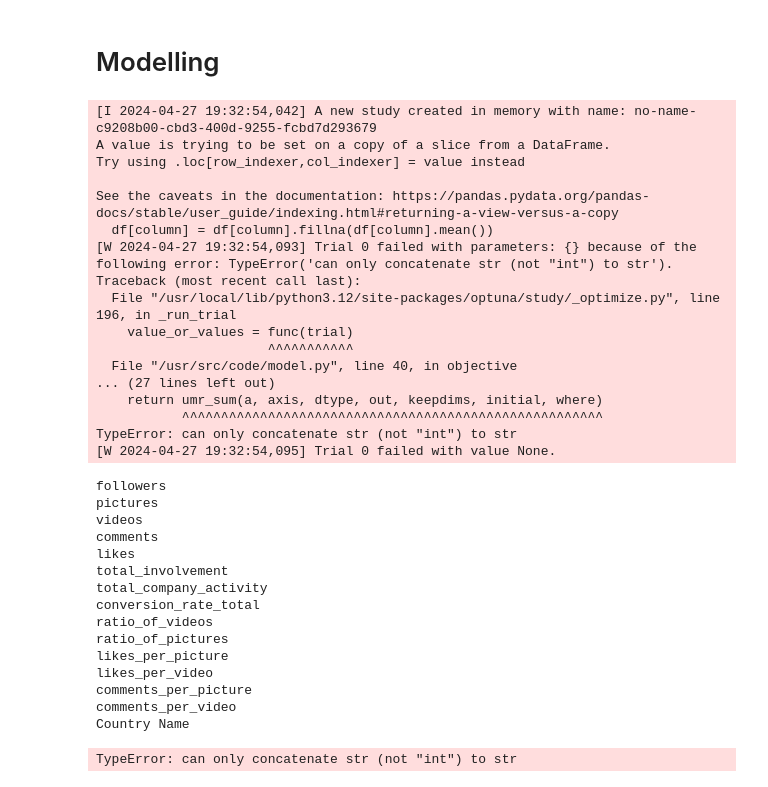
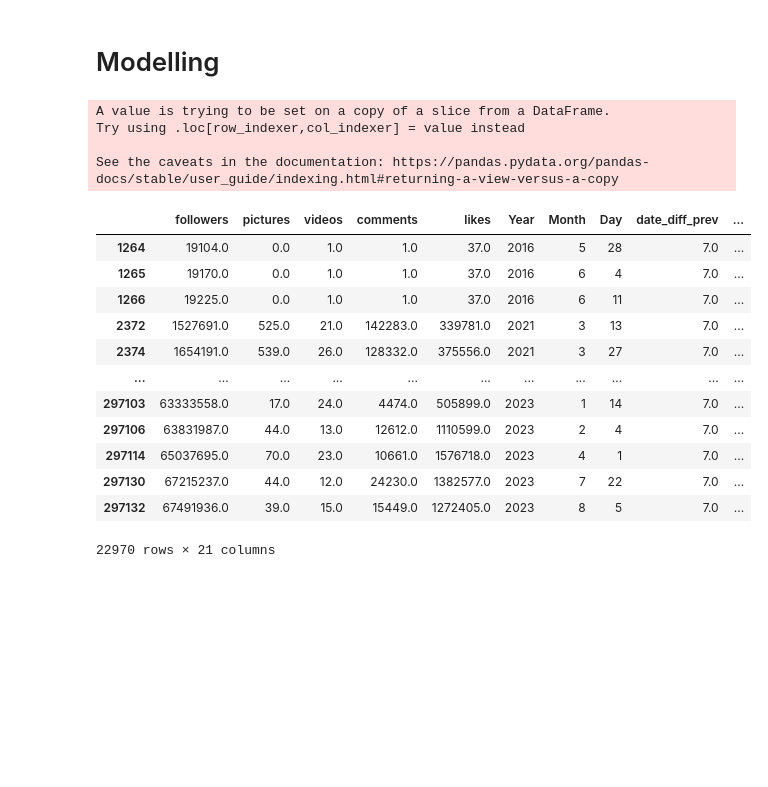
Before and after one commit to saschatran/challenge, a Jupyter notebook: code/code.ipynb, the cells around one changed output. Saved outputs shown, nothing was run; the diff lists cells and outputs as text; code cells hidden in the pictures; blank space fills up the shorter version.

```diff
--- a/code/code.ipynb
+++ b/code/code.ipynb
@@ -195,39 +195,26 @@ features = ['followers', 'pictures', 'videos', 'comments',
        'total_involvement', 'total_company_activity', 'conversion_rate_total',
        'ratio_of_videos', 'ratio_of_pictures', 'likes_per_picture',
        'likes_per_video', 'comments_per_picture', 'comments_per_video',
-       'Country Name', 'Gene Index', "Weekday"]
-m.model(df, features)
+       'Gene Index', "Weekday"]
+anomalies = m.next_model(df, features)
 # %% [output]
-[I 2024-04-27 19:32:54,042] A new study created in memory with name: no-name-c9208b00-cbd3-400d-9255-fcbd7d293679
 A value is trying to be set on a copy of a slice from a DataFrame.
 Try using .loc[row_indexer,col_indexer] = value instead
 
 See the caveats in the documentation: https://pandas.pydata.org/pandas-docs/stable/user_guide/indexing.html#returning-a-view-versus-a-copy
-  df[column] = df[column].fillna(df[column].mean())
-[W 2024-04-27 19:32:54,093] Trial 0 failed with parameters: {} because of the following error: TypeError('can only concatenate str (not "int") to str').
-Traceback (most recent call last):
-  File "/usr/local/lib/python3.12/site-packages/optuna/study/_optimize.py", line 196, in _run_trial
-    value_or_values = func(trial)
-                      ^^^^^^^^^^^
-  File "/usr/src/code/model.py", line 40, in objective
-... (27 lines left out)
-    return umr_sum(a, axis, dtype, out, keepdims, initial, where)
-           ^^^^^^^^^^^^^^^^^^^^^^^^^^^^^^^^^^^^^^^^^^^^^^^^^^^^^^
-TypeError: can only concatenate str (not "int") to str
-[W 2024-04-27 19:32:54,095] Trial 0 failed with value None.
-followers
-pictures
-videos
-comments
-likes
-total_involvement
-total_company_activity
-conversion_rate_total
-ratio_of_videos
-ratio_of_pictures
-likes_per_picture
-likes_per_video
-comments_per_picture
-comments_per_video
-Country Name
-TypeError: can only concatenate str (not "int") to str
+# %%
+anomalies[anomalies["anomaly"] == -1]
+# %% [output]
+|  | followers | pictures | videos | comments | likes | Year | Month | Day | date_diff_prev | ... |
+| 1264 | 19104.0 | 0.0 | 1.0 | 1.0 | 37.0 | 2016 | 5 | 28 | 7.0 | ... |
+| 1265 | 19170.0 | 0.0 | 1.0 | 1.0 | 37.0 | 2016 | 6 | 4 | 7.0 | ... |
+| 1266 | 19225.0 | 0.0 | 1.0 | 1.0 | 37.0 | 2016 | 6 | 11 | 7.0 | ... |
+| 2372 | 1527691.0 | 525.0 | 21.0 | 142283.0 | 339781.0 | 2021 | 3 | 13 | 7.0 | ... |
+| 2374 | 1654191.0 | 539.0 | 26.0 | 128332.0 | 375556.0 | 2021 | 3 | 27 | 7.0 | ... |
+| ... | ... | ... | ... | ... | ... | ... | ... | ... | ... | ... |
+| 297103 | 63333558.0 | 17.0 | 24.0 | 4474.0 | 505899.0 | 2023 | 1 | 14 | 7.0 | ... |
+| 297106 | 63831987.0 | 44.0 | 13.0 | 12612.0 | 1110599.0 | 2023 | 2 | 4 | 7.0 | ... |
+| 297114 | 65037695.0 | 70.0 | 23.0 | 10661.0 | 1576718.0 | 2023 | 4 | 1 | 7.0 | ... |
+| 297130 | 67215237.0 | 44.0 | 12.0 | 24230.0 | 1382577.0 | 2023 | 7 | 22 | 7.0 | ... |
+| 297132 | 67491936.0 | 39.0 | 15.0 | 15449.0 | 1272405.0 | 2023 | 8 | 5 | 7.0 | ... |
+22970 rows × 21 columns
```
Also changed, not shown: parts of 1 cell of this notebook, 3 other files.
